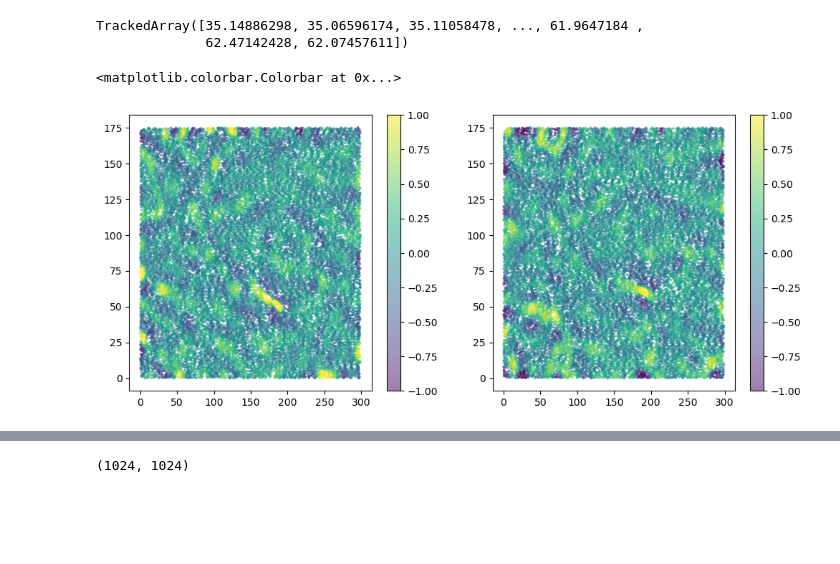
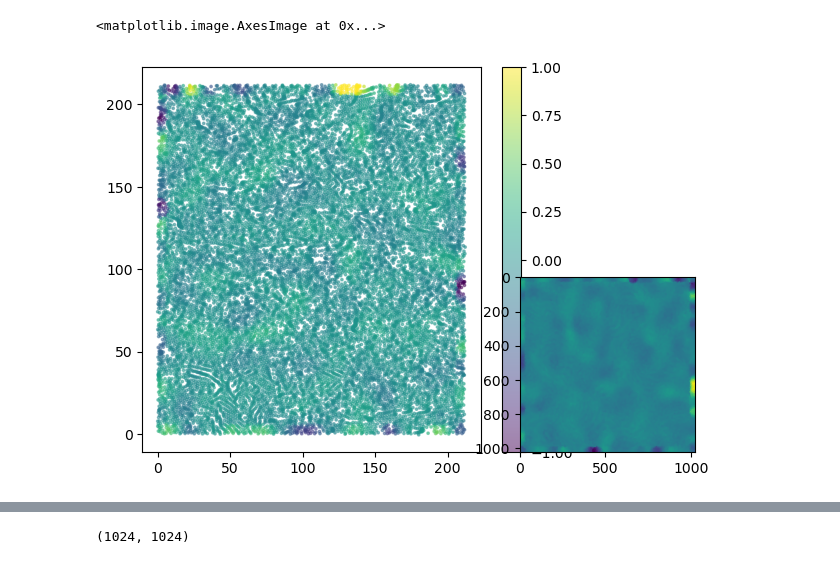
Before and after one commit to xies/mouse_skin_size_control, a Jupyter notebook: assemble_movie_notebooks/calculate_tissue_curvature.ipynb, the cells around one changed output, grey strips where cells are left out. Saved outputs shown, nothing was run; the diff lists cells and outputs as text; code cells hidden in the pictures; blank space fills up the shorter version.

Commit message:
folded curvature interpolation into single function

```diff
--- a/assemble_movie_notebooks/calculate_tissue_curvature.ipynb
+++ b/assemble_movie_notebooks/calculate_tissue_curvature.ipynb
@@ -34,23 +30,16 @@ t1 = io.imread(path.join(dirname,'1. Day 18/height_image.tif'))
 # %%
-dx = 0.2919921875
-# dx=0.25
-dz = .7
+from measurements import get_tissue_curvature_over_grid
+
+dx = 0.2071607
+dz = .5
 
 #Trim to the 'center' to avoid the artifacts on edges
 Ytrim = slice(0,800)
 Xtrim = slice(200,800)
-t0_crop = t0[Ytrim,Xtrim]
-t1_crop = t1[Ytrim,Xtrim]
 
-gridY,gridX = np.meshgrid(t0_crop.shape[1],t0_crop.shape[0])
+mesh = get_mesh_from_bm_image(height_image,spacing=[dz,dx,dx],decimation_factor=60)
+export_mesh(mesh,path.join(dirname,'mesh.npz'))
 
-t0_mesh = get_mesh_from_bm_image(t0_crop,spacing=[dz,dx,dx])
-t0_curvature,_ = get_tissue_curvatures(t0_mesh,kappa=6)
-
-t1_mesh = get_mesh_from_bm_image(t1_crop,spacing=[dz,dx,dx])
-t1_curvature,_ = get_tissue_curvatures(t1_mesh,kappa=6)
-
-# export_mesh(t0_mesh,path.join(dirname,'0. Day 0/mesh.npz'))
-# export_mesh(t1_mesh,path.join(dirname,'2. Day 28/mesh.npz'))
+mean_curv,gaussian_curv = get_tissue_curvature_over_grid(mesh,image_shape=height_image.shape)
 # %%
 pl = pv.Plotter(notebook=True)
@@ -67,24 +50,14 @@ Widget(value='<iframe src="http://localhost:54038/index.html?ui=P_0x164a7fbf0_1&
-# %%
-t0_mesh.vertices[:,2]
-# t0_curvature.shape
-# %% [output]
-TrackedArray([35.14886298, 35.06596174, 35.11058478, ..., 61.9647184 ,
-              62.47142428, 62.07457611])
 # %%
 plt.rcParams['figure.figsize'] = [12, 5]
 plt.subplot(1,2,1)
-plt.scatter(t0_mesh.vertices[:,0],
-            t0_mesh.vertices[:,1],
-            c=t0_curvature,s=3,alpha=0.5)
+plt.scatter(mesh.vertices[:,0],
+            mesh.vertices[:,1],
+            c=curvature,s=3,alpha=0.5)
 plt.clim([-1,1])
 plt.colorbar()
 
-plt.subplot(1,2,2)
-plt.scatter(t1_mesh.vertices[:,0],
-            t1_mesh.vertices[:,1],
-            c=t1_curvature,s=3,alpha=0.5)
-plt.clim([-1,1])
-plt.colorbar()
+plt.subplot(2,1,2)
+plt.imshow(mean_curv)
 # %% [output]
-<matplotlib.colorbar.Colorbar at 0x...>
+<matplotlib.image.AxesImage at 0x...>
-[figure, old version]
+[figure, new version]
```
Also changed, not shown: parts of 6 cells of this notebook, 11 other files.
